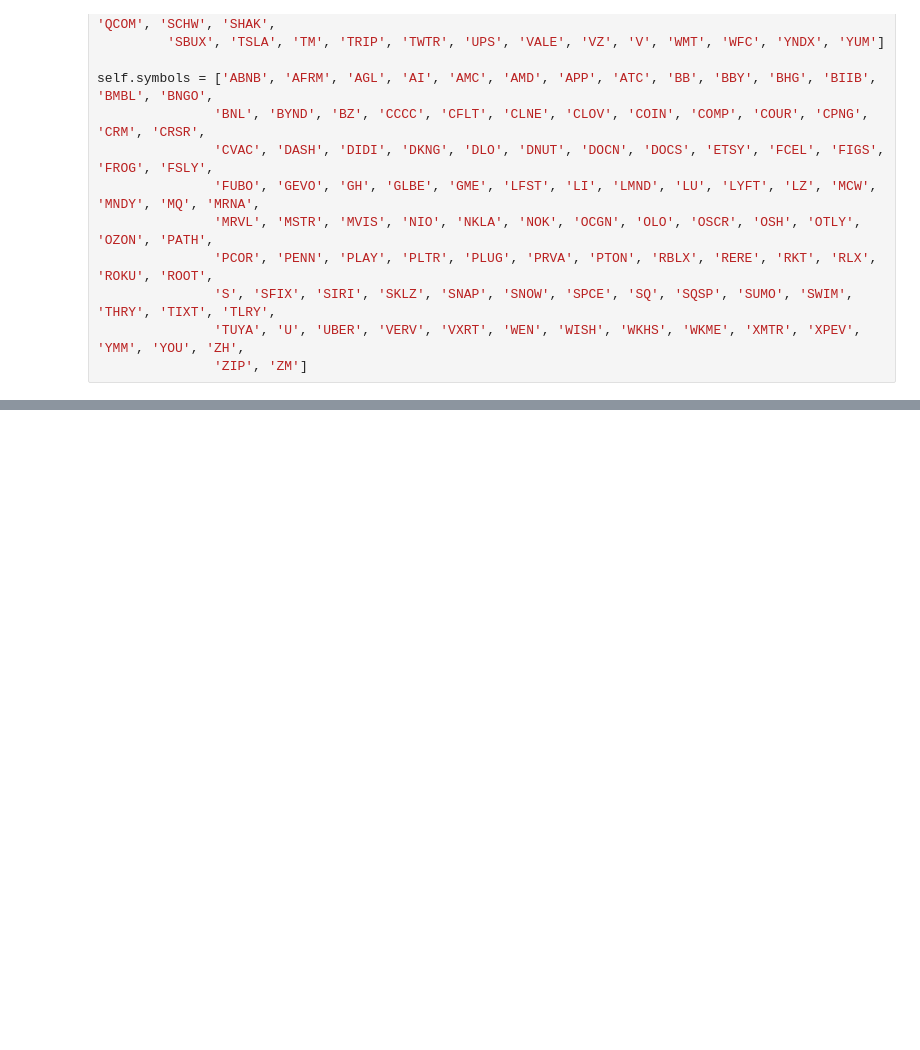
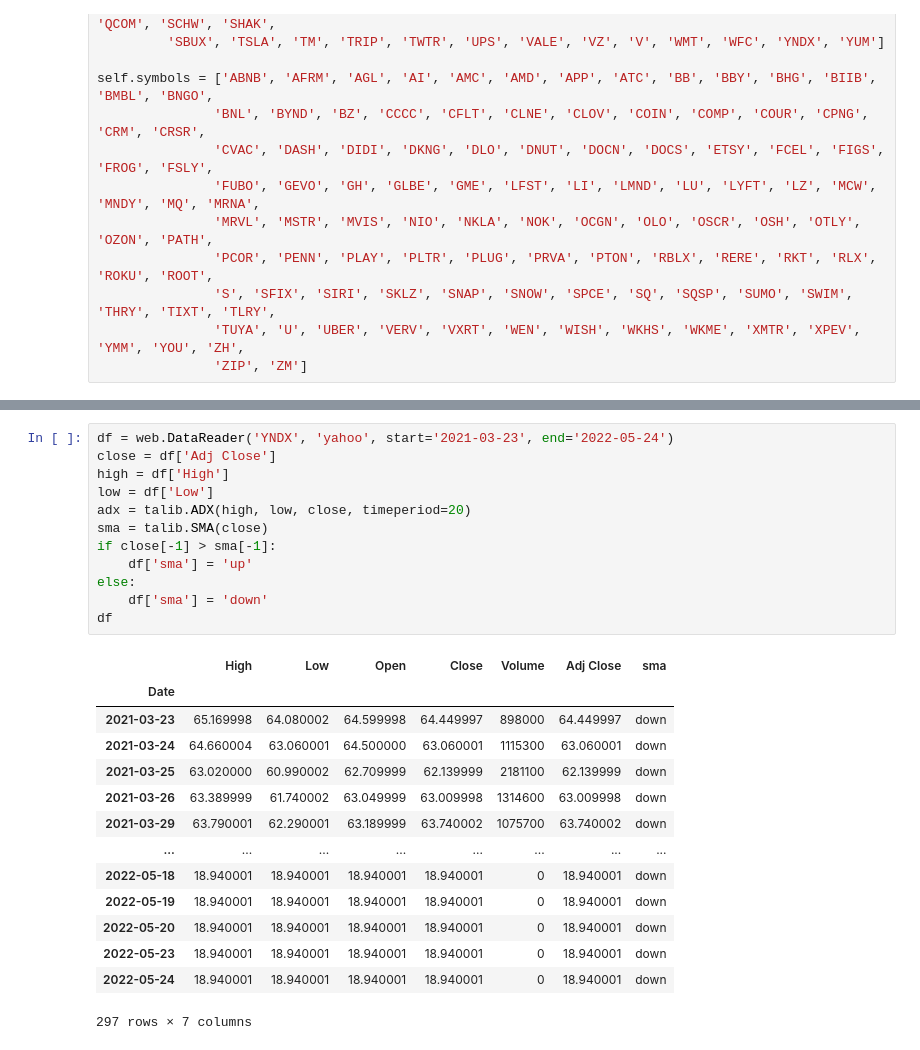
Before and after one commit to mjaroszewski1979/momentum_stocks, a Jupyter notebook: momentum252.ipynb, the cells around one changed output, grey strips where cells are left out. Drawn from its saved outputs; the diff is of its cells as text; blank space fills up the shorter version.

```diff
--- a/momentum252.ipynb
+++ b/momentum252.ipynb
@@ -92,0 +263,27 @@ self.symbols = ['ABNB', 'AFRM', 'AGL', 'AI', 'AMC', 'AMD', 'APP', 'ATC', 'BB', '
+# %%
+df = web.DataReader('YNDX', 'yahoo', start='2021-03-23', end='2022-05-24')
+close = df['Adj Close']
+high = df['High']
+low = df['Low']
+adx = talib.ADX(high, low, close, timeperiod=20)
+sma = talib.SMA(close)
+if close[-1] > sma[-1]:
+    df['sma'] = 'up'
+else:
+    df['sma'] = 'down'
+df
+# %% [output]
+|  | High | Low | Open | Close | Volume | Adj Close | sma |
+| Date |  |  |  |  |  |  |  |
+| 2021-03-23 | 65.169998 | 64.080002 | 64.599998 | 64.449997 | 898000 | 64.449997 | down |
+| 2021-03-24 | 64.660004 | 63.060001 | 64.500000 | 63.060001 | 1115300 | 63.060001 | down |
+| 2021-03-25 | 63.020000 | 60.990002 | 62.709999 | 62.139999 | 2181100 | 62.139999 | down |
+| 2021-03-26 | 63.389999 | 61.740002 | 63.049999 | 63.009998 | 1314600 | 63.009998 | down |
+| 2021-03-29 | 63.790001 | 62.290001 | 63.189999 | 63.740002 | 1075700 | 63.740002 | down |
+| ... | ... | ... | ... | ... | ... | ... | ... |
+| 2022-05-18 | 18.940001 | 18.940001 | 18.940001 | 18.940001 | 0 | 18.940001 | down |
+| 2022-05-19 | 18.940001 | 18.940001 | 18.940001 | 18.940001 | 0 | 18.940001 | down |
+| 2022-05-20 | 18.940001 | 18.940001 | 18.940001 | 18.940001 | 0 | 18.940001 | down |
+| 2022-05-23 | 18.940001 | 18.940001 | 18.940001 | 18.940001 | 0 | 18.940001 | down |
+| 2022-05-24 | 18.940001 | 18.940001 | 18.940001 | 18.940001 | 0 | 18.940001 | down |
+297 rows × 7 columns
```
Also changed, not shown: parts of 6 cells of this notebook, 2 other files.
